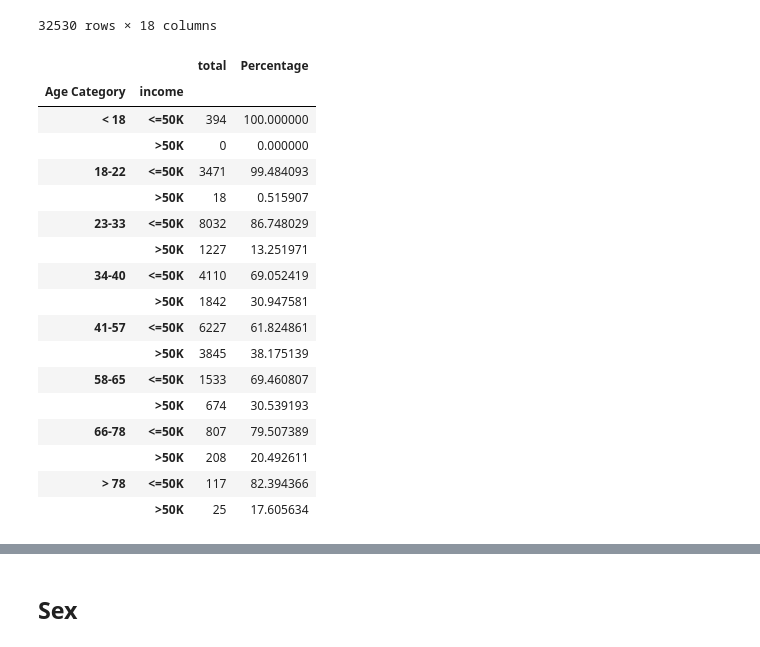
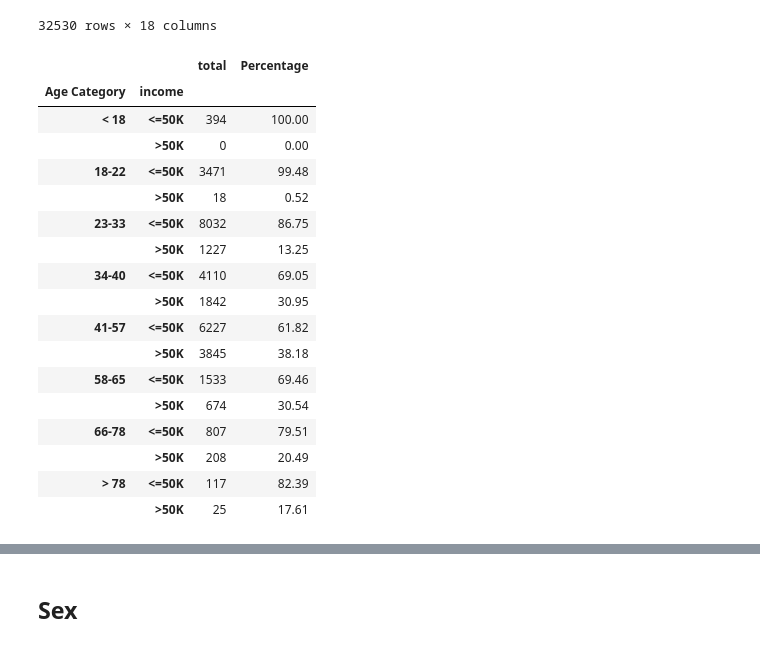
Before and after one commit to markerickson314/project-one, a Jupyter notebook: Sarah2.ipynb, the cells around one changed output, grey strips where cells are left out. Drawn from its saved outputs; the diff is of its cells as text; code cells hidden in the pictures.

```diff
--- a/Sarah2.ipynb
+++ b/Sarah2.ipynb
@@ -137,26 +163,26 @@ replaced_df
 # %%
 # Creating a group based off of the Age Category
 age_income = replaced_df[["Age Category", "income"]]
 age_income_count = age_income.groupby(["Age Category", "income"]).agg(total = ("Age Category", 'count'))
 age_count = age_income.groupby(["Age Category"]).agg(total = ("Age Category", "count"))
-age_income_count["Percentage"] = age_income_count.div(age_count) * 100
+age_income_count["Percentage"] = round(age_income_count.div(age_count) * 100, 2)
 age_income_count
 # %% [output]
 |  |  | total | Percentage |
 | Age Category | income |  |  |
-| < 18 | <=50K | 394 | 100.000000 |
-|  | >50K | 0 | 0.000000 |
-| 18-22 | <=50K | 3471 | 99.484093 |
-|  | >50K | 18 | 0.515907 |
-| 23-33 | <=50K | 8032 | 86.748029 |
-|  | >50K | 1227 | 13.251971 |
-| 34-40 | <=50K | 4110 | 69.052419 |
-|  | >50K | 1842 | 30.947581 |
-| 41-57 | <=50K | 6227 | 61.824861 |
-|  | >50K | 3845 | 38.175139 |
-| 58-65 | <=50K | 1533 | 69.460807 |
-|  | >50K | 674 | 30.539193 |
-| 66-78 | <=50K | 807 | 79.507389 |
-|  | >50K | 208 | 20.492611 |
-| > 78 | <=50K | 117 | 82.394366 |
-|  | >50K | 25 | 17.605634 |
+| < 18 | <=50K | 394 | 100.00 |
+|  | >50K | 0 | 0.00 |
+| 18-22 | <=50K | 3471 | 99.48 |
+|  | >50K | 18 | 0.52 |
+| 23-33 | <=50K | 8032 | 86.75 |
+|  | >50K | 1227 | 13.25 |
+| 34-40 | <=50K | 4110 | 69.05 |
+|  | >50K | 1842 | 30.95 |
+| 41-57 | <=50K | 6227 | 61.82 |
+|  | >50K | 3845 | 38.18 |
+| 58-65 | <=50K | 1533 | 69.46 |
+|  | >50K | 674 | 30.54 |
+| 66-78 | <=50K | 807 | 79.51 |
+|  | >50K | 208 | 20.49 |
+| > 78 | <=50K | 117 | 82.39 |
+|  | >50K | 25 | 17.61 |
```
Also changed, not shown: parts of 11 cells of this notebook.
